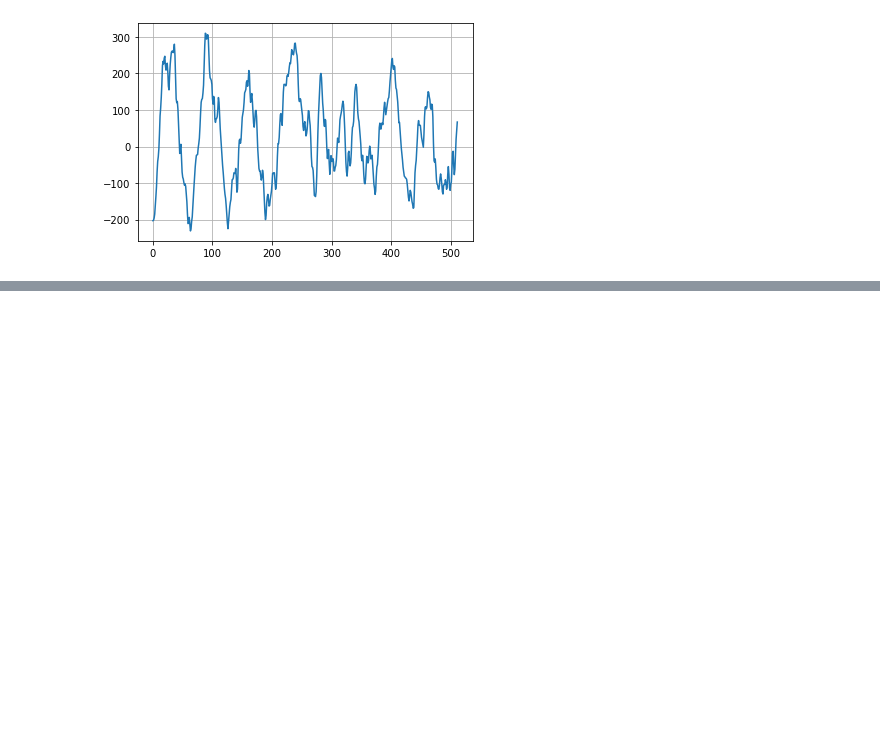
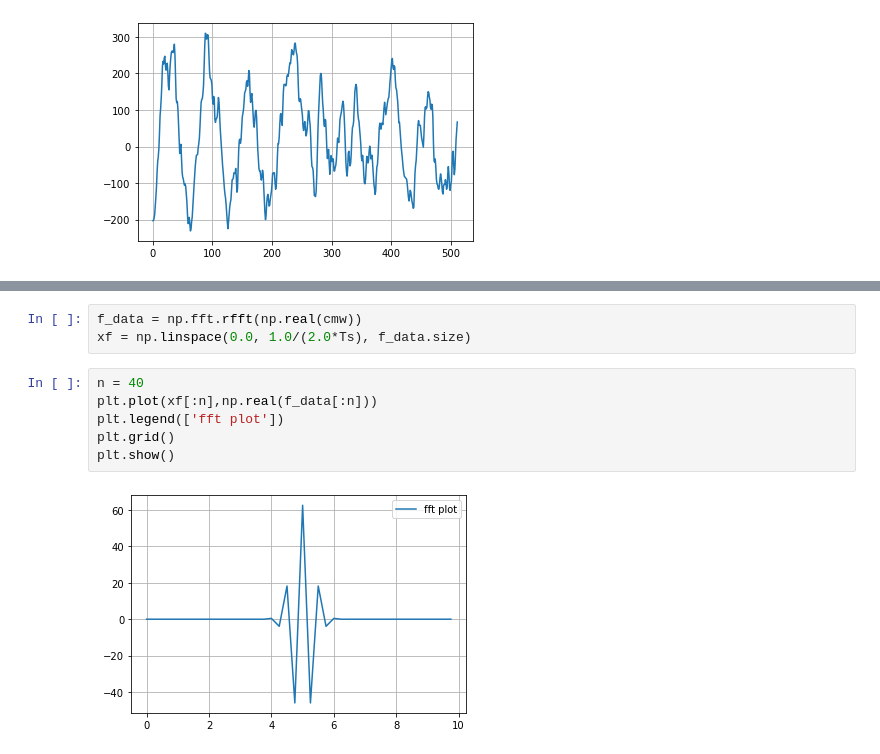
Before and after one commit to solothinker/SignalConcepts, a Jupyter notebook: Basics of Signals.ipynb, the cells around one changed output, grey strips where cells are left out. Cells and saved outputs as stored; diff of their text form; blank space fills up the shorter version.

```diff
--- a/Basics of Signals.ipynb
+++ b/Basics of Signals.ipynb
@@ -40,0 +46,11 @@ plt.show()
+# %%
+f_data = np.fft.rfft(np.real(cmw))
+xf = np.linspace(0.0, 1.0/(2.0*Ts), f_data.size)
+# %%
+n = 40
+plt.plot(xf[:n],np.real(f_data[:n]))
+plt.legend(['fft plot'])
+plt.grid()
+plt.show()
+# %% [output]
+[figure, added]
```
Also changed, not shown: parts of 6 cells of this notebook.
